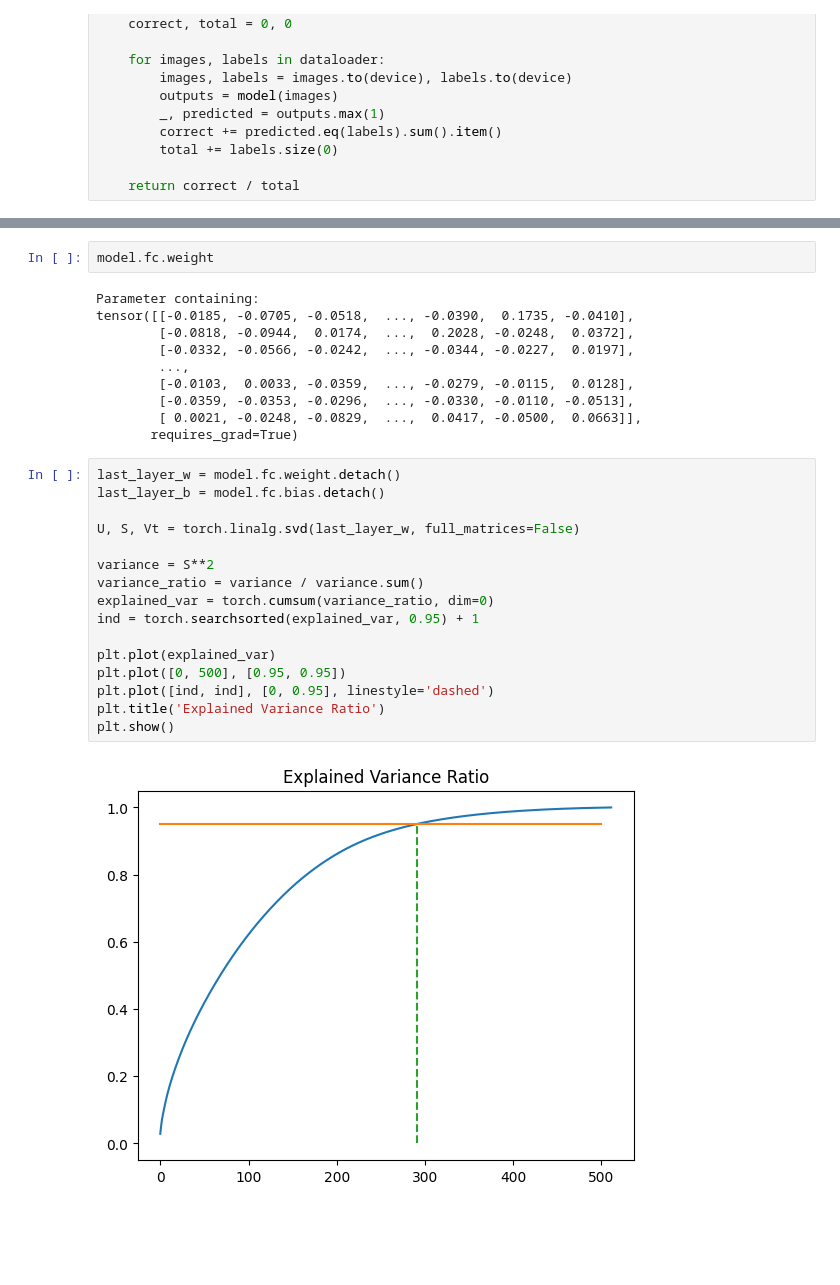
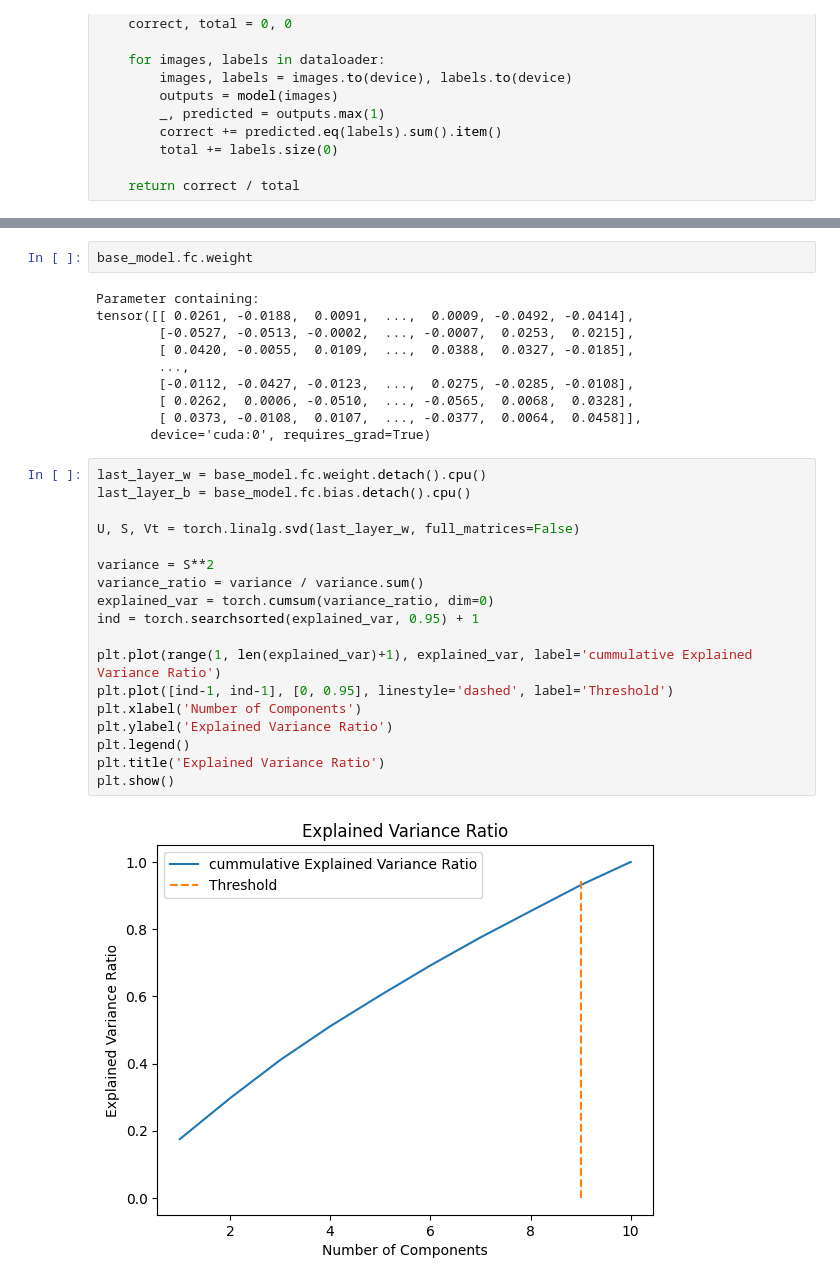
Before and after one commit to TheSaliman/DataMiningP6, a Jupyter notebook: code.ipynb, the cells around one changed output, grey strips where cells are left out. Saved outputs shown, nothing was run; the diff lists cells and outputs as text; blank space fills up the shorter version.

Commit message:
last commit

```diff
--- a/code.ipynb
+++ b/code.ipynb
@@ -121,33 +149,35 @@ tensor([[[[-7.1555e-02, -1.1031e-01, -1.3711e-01],
 # %%
-model.fc.weight
+base_model.fc.weight
 # %% [output]
 Parameter containing:
-tensor([[-0.0185, -0.0705, -0.0518,  ..., -0.0390,  0.1735, -0.0410],
-        [-0.0818, -0.0944,  0.0174,  ...,  0.2028, -0.0248,  0.0372],
-        [-0.0332, -0.0566, -0.0242,  ..., -0.0344, -0.0227,  0.0197],
+tensor([[ 0.0261, -0.0188,  0.0091,  ...,  0.0009, -0.0492, -0.0414],
+        [-0.0527, -0.0513, -0.0002,  ..., -0.0007,  0.0253,  0.0215],
+        [ 0.0420, -0.0055,  0.0109,  ...,  0.0388,  0.0327, -0.0185],
         ...,
-        [-0.0103,  0.0033, -0.0359,  ..., -0.0279, -0.0115,  0.0128],
-        [-0.0359, -0.0353, -0.0296,  ..., -0.0330, -0.0110, -0.0513],
-        [ 0.0021, -0.0248, -0.0829,  ...,  0.0417, -0.0500,  0.0663]],
-       requires_grad=True)
+        [-0.0112, -0.0427, -0.0123,  ...,  0.0275, -0.0285, -0.0108],
+        [ 0.0262,  0.0006, -0.0510,  ..., -0.0565,  0.0068,  0.0328],
+        [ 0.0373, -0.0108,  0.0107,  ..., -0.0377,  0.0064,  0.0458]],
+       device='cuda:0', requires_grad=True)
 # %%
-last_layer_w = model.fc.weight.detach()
-last_layer_b = model.fc.bias.detach()
+last_layer_w = base_model.fc.weight.detach().cpu()
+last_layer_b = base_model.fc.bias.detach().cpu()
 
 U, S, Vt = torch.linalg.svd(last_layer_w, full_matrices=False)
 
 variance = S**2
 variance_ratio = variance / variance.sum()
 explained_var = torch.cumsum(variance_ratio, dim=0)
 ind = torch.searchsorted(explained_var, 0.95) + 1
 
-plt.plot(explained_var)
-plt.plot([0, 500], [0.95, 0.95])
-plt.plot([ind, ind], [0, 0.95], linestyle='dashed')
+plt.plot(range(1, len(explained_var)+1), explained_var, label='cummulative Explained Variance Ratio')
+plt.plot([ind-1, ind-1], [0, 0.95], linestyle='dashed', label='Threshold')
+plt.xlabel('Number of Components')
+plt.ylabel('Explained Variance Ratio')
+plt.legend()
 plt.title('Explained Variance Ratio')
 plt.show()
 # %% [output]
-[figure, old version]
+[figure, new version]
 # %%
 U_k, S_k, Vt_k = U[:, :ind], S[:ind], Vt[:ind, :]
 
```
Also changed, not shown: parts of 22 cells of this notebook.
